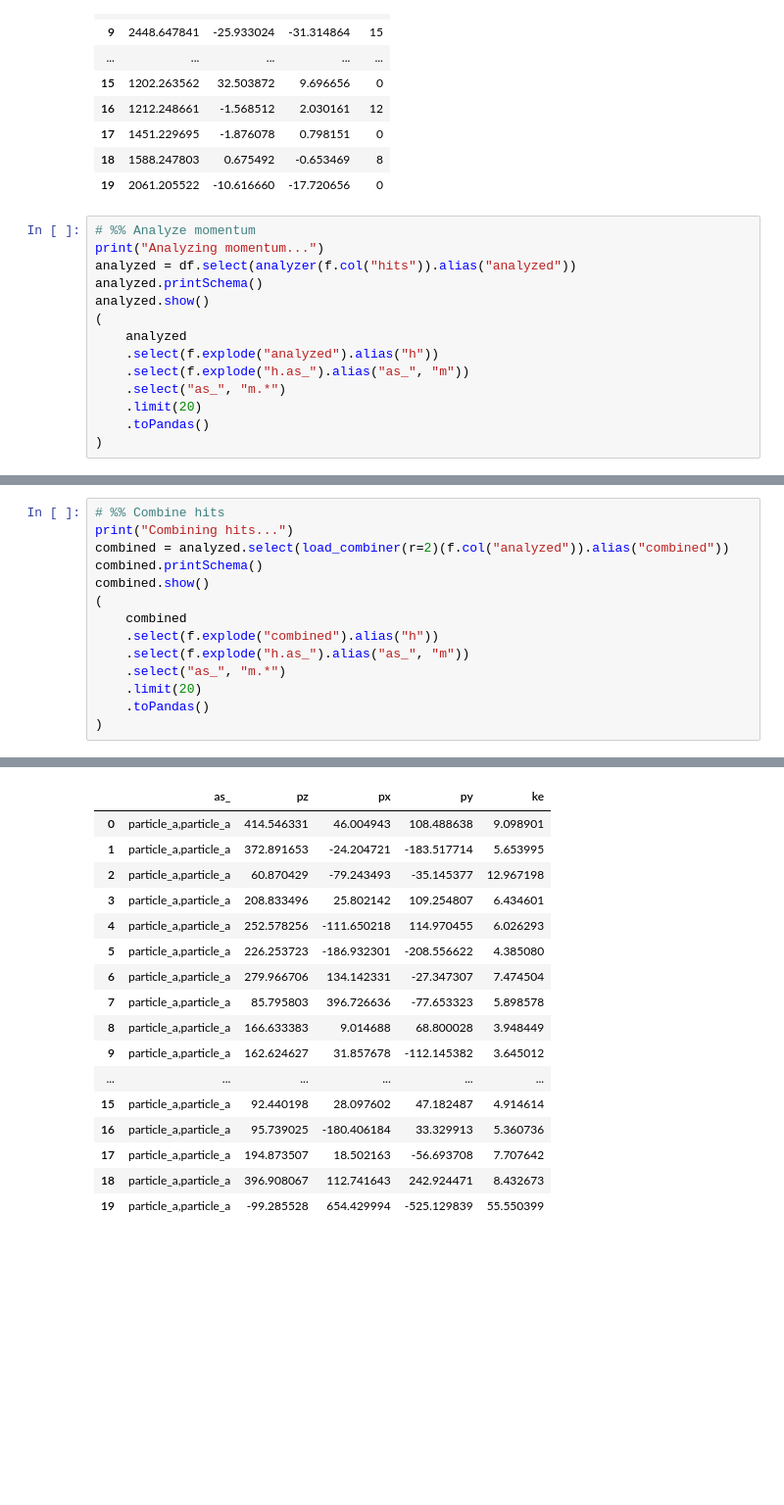
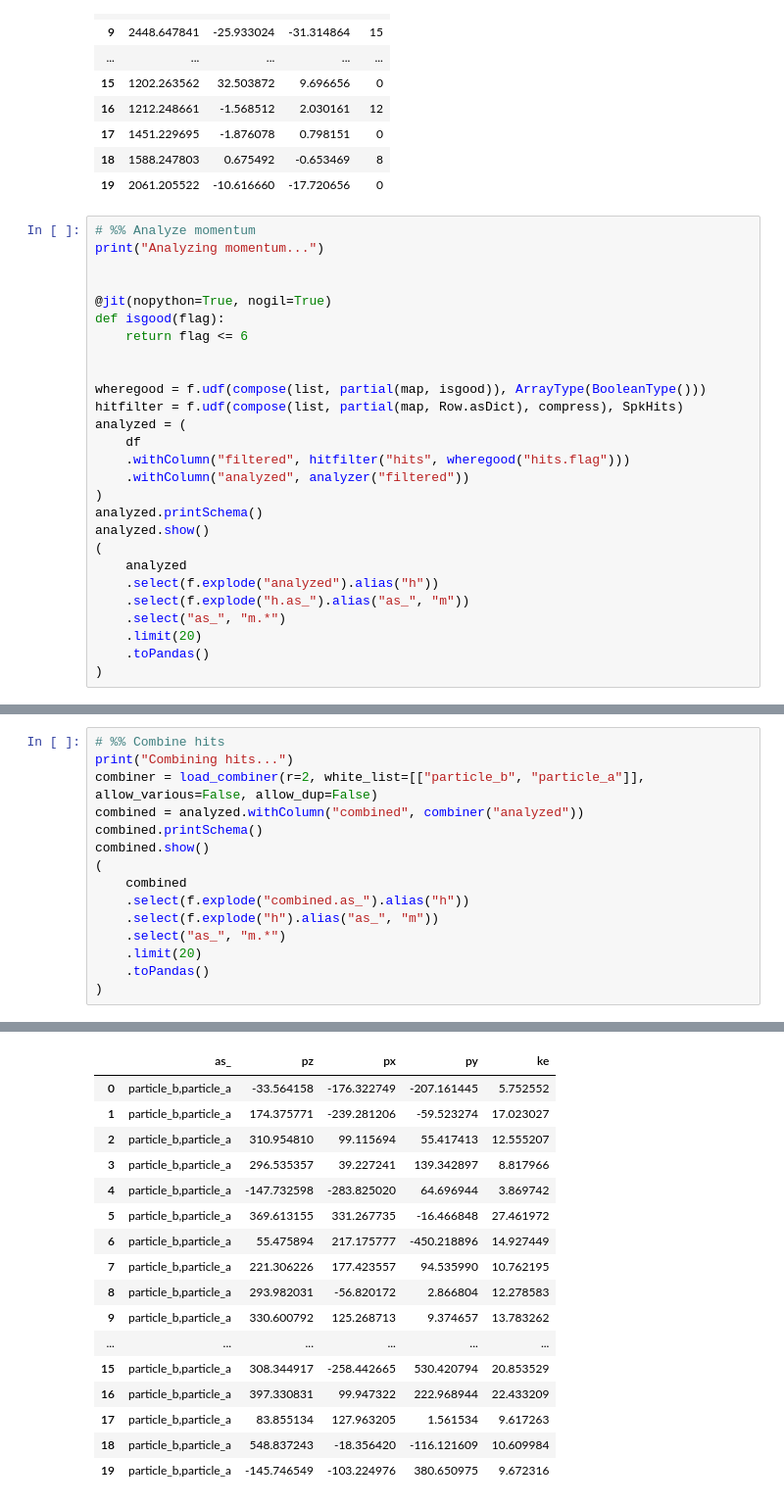
Before and after one commit to DaehyunPY/dltools, a Jupyter notebook: demo/sacla_analysis.ipynb, the cells around one changed output, grey strips where cells are left out. Shown: that part at 98% size. Drawn from its saved outputs; the diff is of its cells as text; blank space fills up the shorter version.

```diff
--- a/demo/sacla_analysis.ipynb
+++ b/demo/sacla_analysis.ipynb
@@ -109,7 +113,20 @@ only showing top 20 rows
 # %%
 # %% Analyze momentum
 print("Analyzing momentum...")
-analyzed = df.select(analyzer(f.col("hits")).alias("analyzed"))
+
+
+@jit(nopython=True, nogil=True)
+def isgood(flag):
+    return flag <= 6
+
+
+wheregood = f.udf(compose(list, partial(map, isgood)), ArrayType(BooleanType()))
+hitfilter = f.udf(compose(list, partial(map, Row.asDict), compress), SpkHits)
+analyzed = (
+    df
+    .withColumn("filtered", hitfilter("hits", wheregood("hits.flag")))
+    .withColumn("analyzed", analyzer("filtered"))
+)
 analyzed.printSchema()
 analyzed.show()
 (
@@ -158,13 +175,14 @@ only showing top 20 rows
 # %%
 # %% Combine hits
 print("Combining hits...")
-combined = analyzed.select(load_combiner(r=2)(f.col("analyzed")).alias("combined"))
+combiner = load_combiner(r=2, white_list=[["particle_b", "particle_a"]], allow_various=False, allow_dup=False)
+combined = analyzed.withColumn("combined", combiner("analyzed"))
 combined.printSchema()
 combined.show()
 (
     combined
-    .select(f.explode("combined").alias("h"))
-    .select(f.explode("h.as_").alias("as_", "m"))
+    .select(f.explode("combined.as_").alias("h"))
+    .select(f.explode("h").alias("as_", "m"))
     .select("as_", "m.*")
     .limit(20)
     .toPandas()
@@ -189,18 +207,18 @@ root
 only showing top 20 rows
 |  | as_ | pz | px | py | ke |
-| 0 | particle_a,particle_a | 414.546331 | 46.004943 | 108.488638 | 9.098901 |
-| 1 | particle_a,particle_a | 372.891653 | -24.204721 | -183.517714 | 5.653995 |
-| 2 | particle_a,particle_a | 60.870429 | -79.243493 | -35.145377 | 12.967198 |
-| 3 | particle_a,particle_a | 208.833496 | 25.802142 | 109.254807 | 6.434601 |
-| 4 | particle_a,particle_a | 252.578256 | -111.650218 | 114.970455 | 6.026293 |
-| 5 | particle_a,particle_a | 226.253723 | -186.932301 | -208.556622 | 4.385080 |
-| 6 | particle_a,particle_a | 279.966706 | 134.142331 | -27.347307 | 7.474504 |
-| 7 | particle_a,particle_a | 85.795803 | 396.726636 | -77.653323 | 5.898578 |
-| 8 | particle_a,particle_a | 166.633383 | 9.014688 | 68.800028 | 3.948449 |
-| 9 | particle_a,particle_a | 162.624627 | 31.857678 | -112.145382 | 3.645012 |
+| 0 | particle_b,particle_a | -33.564158 | -176.322749 | -207.161445 | 5.752552 |
+| 1 | particle_b,particle_a | 174.375771 | -239.281206 | -59.523274 | 17.023027 |
+| 2 | particle_b,particle_a | 310.954810 | 99.115694 | 55.417413 | 12.555207 |
+| 3 | particle_b,particle_a | 296.535357 | 39.227241 | 139.342897 | 8.817966 |
+| 4 | particle_b,particle_a | -147.732598 | -283.825020 | 64.696944 | 3.869742 |
+| 5 | particle_b,particle_a | 369.613155 | 331.267735 | -16.466848 | 27.461972 |
+| 6 | particle_b,particle_a | 55.475894 | 217.175777 | -450.218896 | 14.927449 |
+| 7 | particle_b,particle_a | 221.306226 | 177.423557 | 94.535990 | 10.762195 |
+| 8 | particle_b,particle_a | 293.982031 | -56.820172 | 2.866804 | 12.278583 |
+| 9 | particle_b,particle_a | 330.600792 | 125.268713 | 9.374657 | 13.783262 |
 | ... | ... | ... | ... | ... | ... |
-| 15 | particle_a,particle_a | 92.440198 | 28.097602 | 47.182487 | 4.914614 |
-| 16 | particle_a,particle_a | 95.739025 | -180.406184 | 33.329913 | 5.360736 |
-| 17 | particle_a,particle_a | 194.873507 | 18.502163 | -56.693708 | 7.707642 |
-| 18 | particle_a,particle_a | 396.908067 | 112.741643 | 242.924471 | 8.432673 |
-| 19 | particle_a,particle_a | -99.285528 | 654.429994 | -525.129839 | 55.550399 |
+| 15 | particle_b,particle_a | 308.344917 | -258.442665 | 530.420794 | 20.853529 |
+| 16 | particle_b,particle_a | 397.330831 | 99.947322 | 222.968944 | 22.433209 |
+| 17 | particle_b,particle_a | 83.855134 | 127.963205 | 1.561534 | 9.617263 |
+| 18 | particle_b,particle_a | 548.837243 | -18.356420 | -116.121609 | 10.609984 |
+| 19 | particle_b,particle_a | -145.746549 | -103.224976 | 380.650975 | 9.672316 |
```
Also changed, not shown: parts of 5 cells of this notebook, 2 other files.
